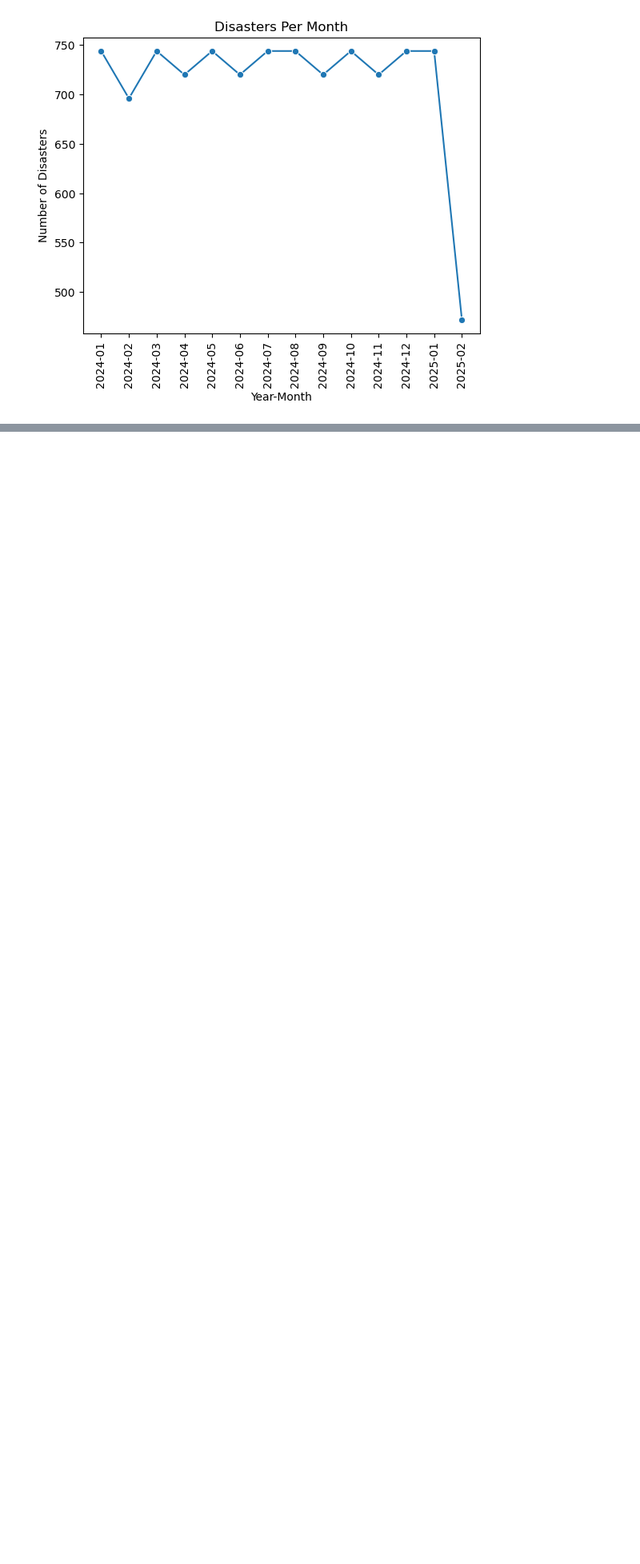
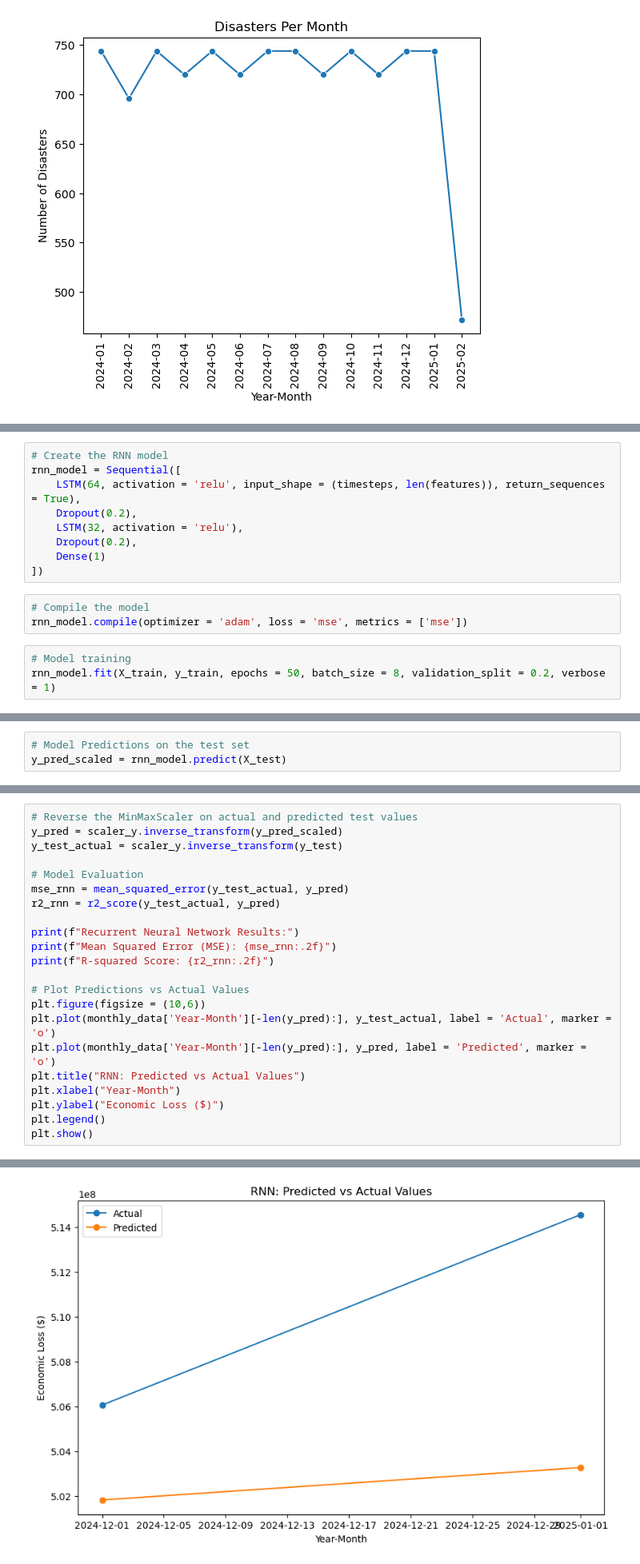
Before and after one commit to hamodikk/MSDS-422_Final_Project, a Jupyter notebook: Final_midpoint_EDA.ipynb, the cells around one changed output, grey strips where cells are left out. Shown at 80% size. Saved outputs shown, nothing was run; the diff lists cells and outputs as text; blank space fills up the shorter version.

```diff
--- a/Final_midpoint_EDA.ipynb
+++ b/Final_midpoint_EDA.ipynb
@@ -157,0 +361,15 @@ disaster = pd.get_dummies(disaster, columns = ['Disaster_Type', 'Location'], dro
+# %%
+# Create the RNN model
+rnn_model = Sequential([
+    LSTM(64, activation = 'relu', input_shape = (timesteps, len(features)), return_sequences = True),
+    Dropout(0.2),
+    LSTM(32, activation = 'relu'),
+    Dropout(0.2),
+    Dense(1)
+])
+# %%
+# Compile the model
+rnn_model.compile(optimizer = 'adam', loss = 'mse', metrics = ['mse'])
+# %%
+# Model training
+rnn_model.fit(X_train, y_train, epochs = 50, batch_size = 8, validation_split = 0.2, verbose = 1)
@@ -157,0 +395,3 @@ disaster = pd.get_dummies(disaster, columns = ['Disaster_Type', 'Location'], dro
+# %%
+# Model Predictions on the test set
+y_pred_scaled = rnn_model.predict(X_test)
@@ -157,0 +400,23 @@ disaster = pd.get_dummies(disaster, columns = ['Disaster_Type', 'Location'], dro
+# %%
+# Reverse the MinMaxScaler on actual and predicted test values
+y_pred = scaler_y.inverse_transform(y_pred_scaled)
+y_test_actual = scaler_y.inverse_transform(y_test)
+
+# Model Evaluation
+mse_rnn = mean_squared_error(y_test_actual, y_pred)
+r2_rnn = r2_score(y_test_actual, y_pred)
+
+print(f"Recurrent Neural Network Results:")
+print(f"Mean Squared Error (MSE): {mse_rnn:.2f}")
+print(f"R-squared Score: {r2_rnn:.2f}")
+
+# Plot Predictions vs Actual Values
+plt.figure(figsize = (10,6))
+plt.plot(monthly_data['Year-Month'][-len(y_pred):], y_test_actual, label = 'Actual', marker = 'o')
+plt.plot(monthly_data['Year-Month'][-len(y_pred):], y_pred, label = 'Predicted', marker = 'o')
+plt.title("RNN: Predicted vs Actual Values")
+plt.xlabel("Year-Month")
+plt.ylabel("Economic Loss ($)")
+plt.legend()
+plt.show()
+# %% [output]
@@ -157,0 +426 @@ disaster = pd.get_dummies(disaster, columns = ['Disaster_Type', 'Location'], dro
+[figure, added]
```
Also changed, not shown: parts of 26 cells of this notebook, 5 other files.
